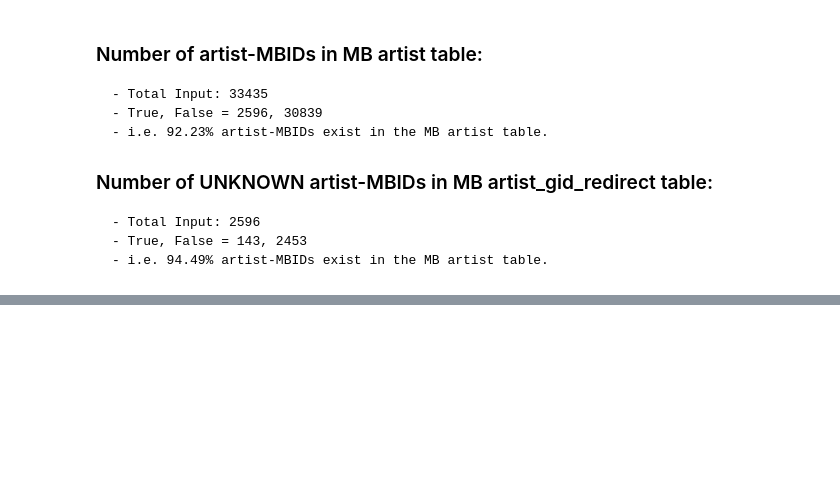
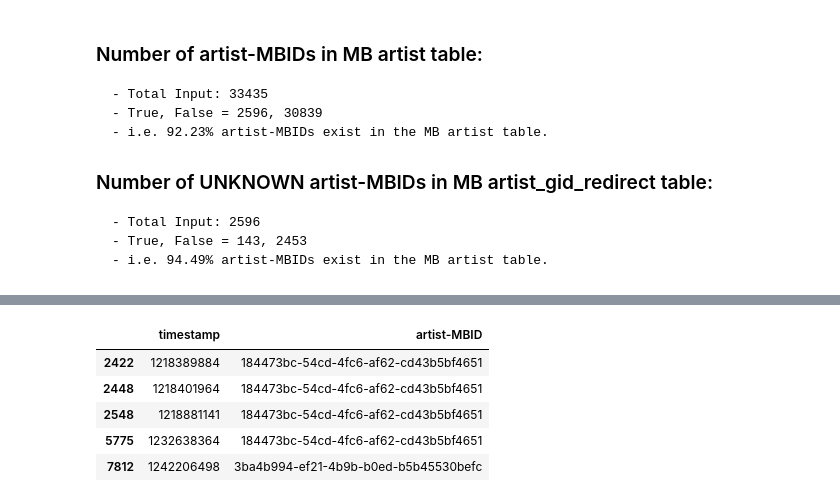
Before and after one commit to Prathamesh-Ghatole/MLHD, a Jupyter notebook: MLHD.ipynb, the cells around one changed output, grey strips where cells are left out. Cells and saved outputs as stored; diff of their text form; code cells hidden in the pictures; blank space fills up the shorter version.

```diff
--- a/MLHD.ipynb
+++ b/MLHD.ipynb
@@ -481,0 +504,16 @@ display(MD(report_artist))
+# %%
+# Listing unknown rec-MBIDs with timestamp
+
+unk_artist_mbid = input_artists_redirect[-output_artists_redirect]
+
+unk_artist_mbid_timestamp = df[['timestamp', 'artist-MBID']][df[['timestamp', 'artist-MBID']]['artist-MBID'].isin(unk_artist_mbid)]
+unk_artist_mbid_timestamp.to_csv('unk_ids/unk_artist_mbids_timestamp.txt', index=False)
+
+unk_artist_mbid_timestamp.head()
+# %% [output]
+|  | timestamp | artist-MBID |
+| 2422 | 1218389884 | 184473bc-54cd-4fc6-af62-cd43b5bf4651 |
+| 2448 | 1218401964 | 184473bc-54cd-4fc6-af62-cd43b5bf4651 |
+| 2548 | 1218881141 | 184473bc-54cd-4fc6-af62-cd43b5bf4651 |
+| 5775 | 1232638364 | 184473bc-54cd-4fc6-af62-cd43b5bf4651 |
+| 7812 | 1242206498 | 3ba4b994-ef21-4b9b-b0ed-b5b45530befc |
```
Also changed, not shown: parts of 2 cells of this notebook, 2 other files.
